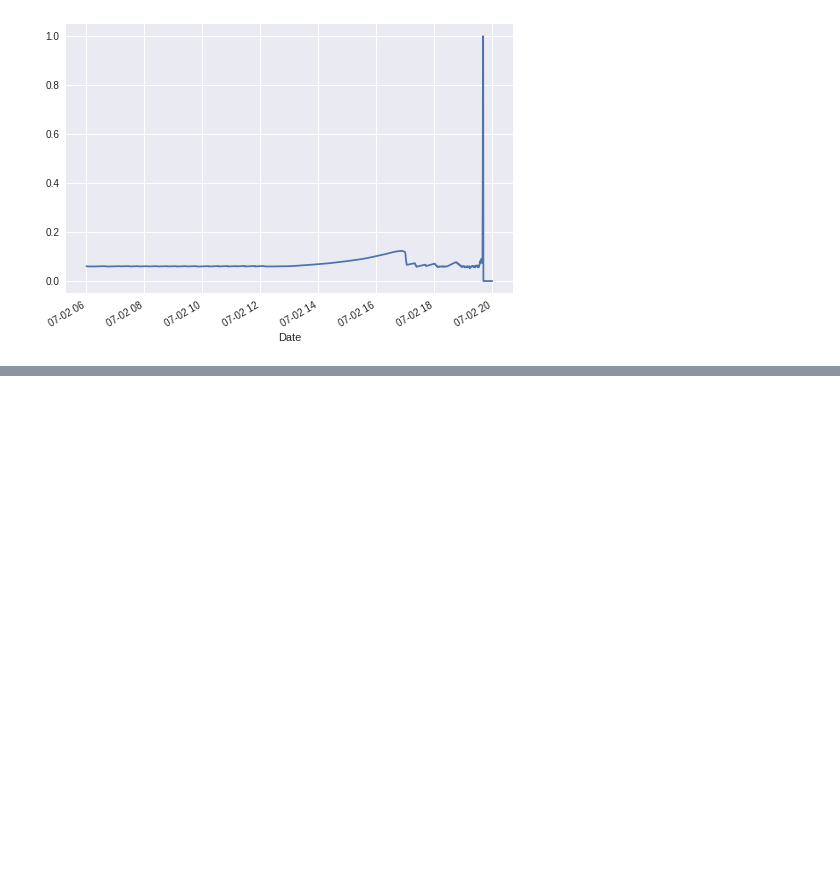
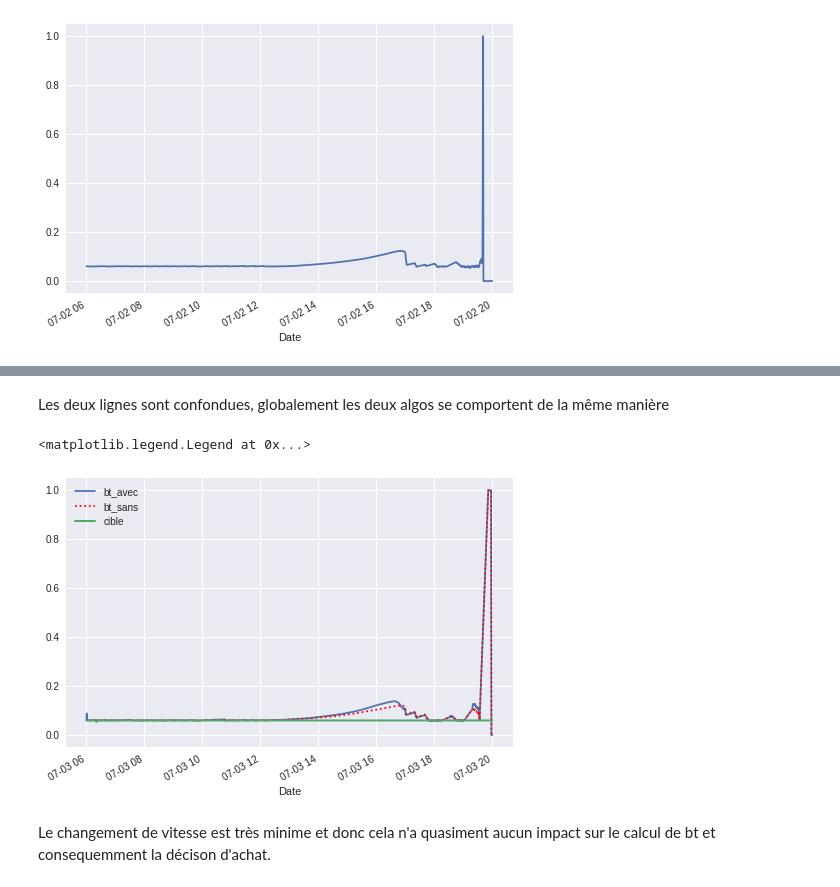
Before and after one commit to ThomasM-mecen/Displayce_internship, a Jupyter notebook: Pacing/Pacing_simulation_v5.ipynb, the cells around one changed output, grey strips where cells are left out. Cells and saved outputs as stored; diff of their text form; code cells hidden in the pictures; blank space fills up the shorter version.

```diff
--- a/Pacing/Pacing_simulation_v5.ipynb
+++ b/Pacing/Pacing_simulation_v5.ipynb
@@ -386,0 +532,12 @@ jour_avec.bt.plot()
+# %% [markdown]
+Les deux lignes sont confondues, globalement les deux algos se comportent de la même manière
+# %%
+jour.bt_avec.plot()
+jour.bt_sans.plot(linestyle='dotted', color='red')
+jour.cible.plot(linewidth=2)
+plt.legend()
+# %% [output]
+<matplotlib.legend.Legend at 0x...>
+[figure, added]
+# %% [markdown]
+Le changement de vitesse est très minime et donc cela n'a quasiment aucun impact sur le calcul de bt et consequemment la décison d'achat.
```
Also changed, not shown: parts of 14 cells of this notebook, 1 other file.
